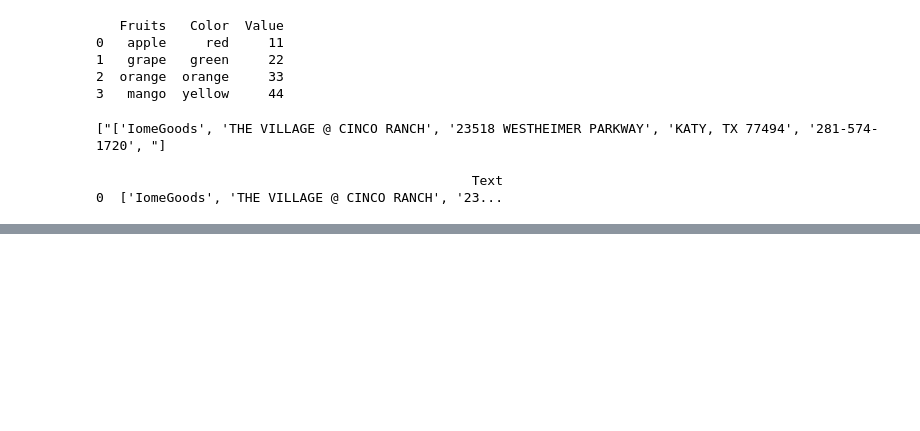
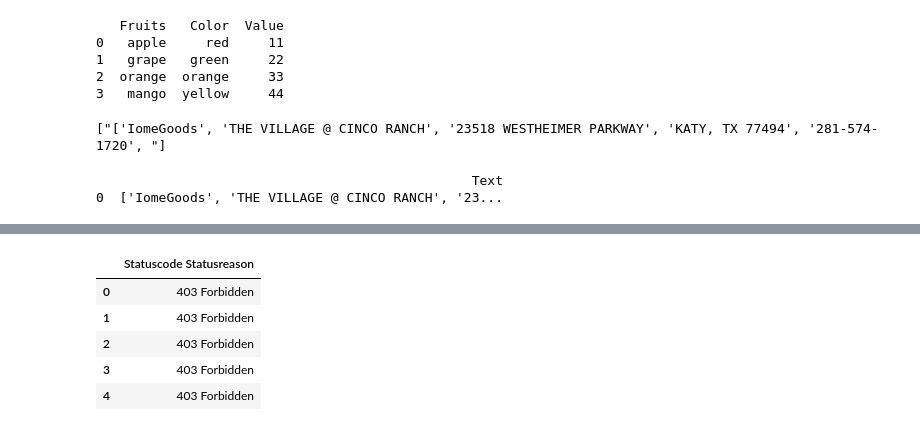
Before and after one commit to rabiyulfahimhasim786/pandas, a Jupyter notebook: pandas_merging.ipynb, the cells around one changed output, grey strips where cells are left out. Saved outputs shown, nothing was run; the diff lists cells and outputs as text; code cells hidden in the pictures; blank space fills up the shorter version.

```diff
--- a/pandas_merging.ipynb
+++ b/pandas_merging.ipynb
@@ -342,0 +366,11 @@ df['Text'].to_csv('header.csv', index=False)
+# %%
+import pandas as pd
+data1 = pd.read_csv("output.csv", encoding= 'unicode_escape', header=0, dtype=str)
+data1.head()
+# %% [output]
+|  | Statuscode Statusreason |
+| 0 | 403 Forbidden |
+| 1 | 403 Forbidden |
+| 2 | 403 Forbidden |
+| 3 | 403 Forbidden |
+| 4 | 403 Forbidden |
```
Also changed, not shown: parts of 3 cells of this notebook.
